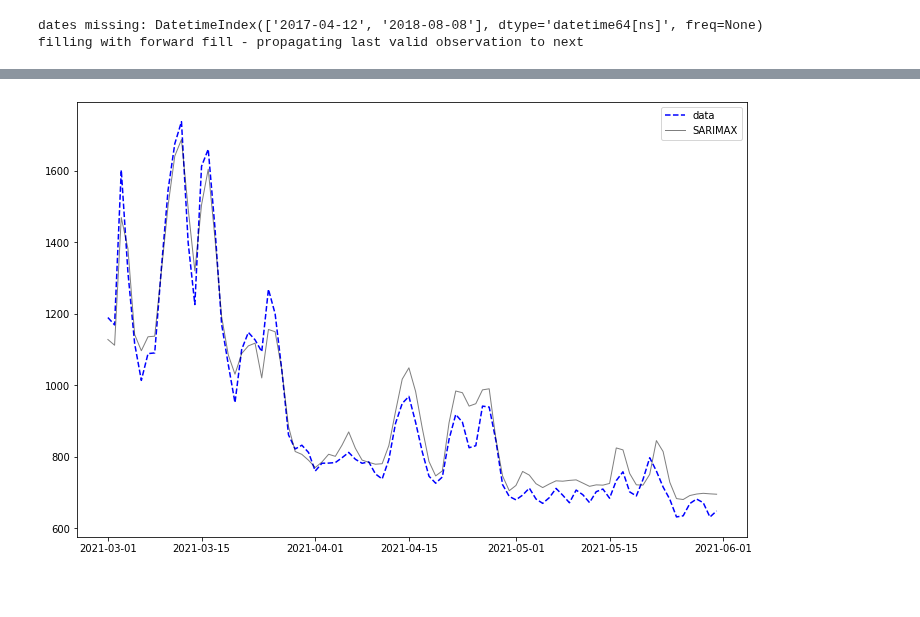
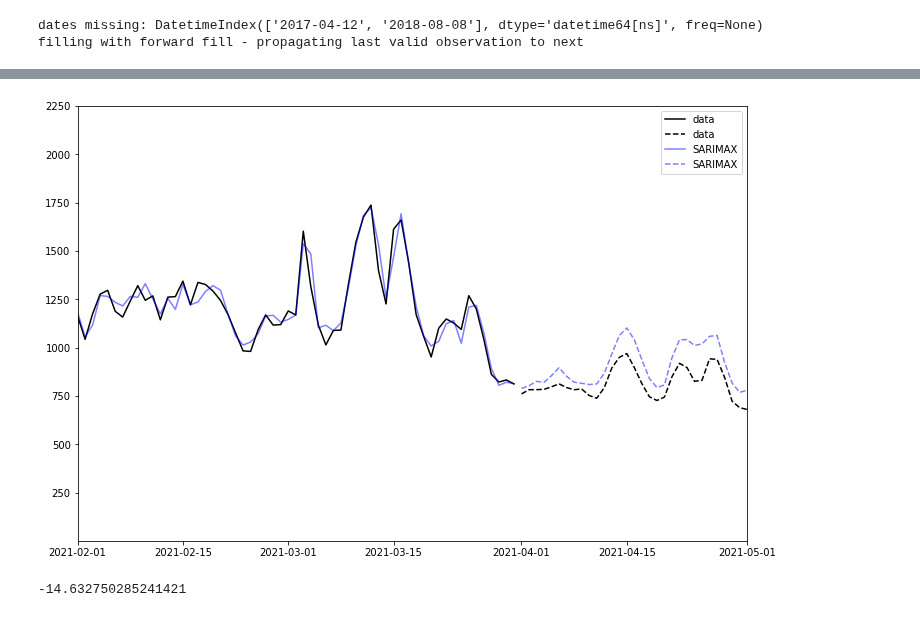
Before and after one commit to jacheung/bookshelf, a Jupyter notebook: Forecasting_101/forecasting-arima.ipynb, the cells around one changed output, grey strips where cells are left out. Drawn from its saved outputs; the diff is of its cells as text; code cells hidden in the pictures; blank space fills up the shorter version.

Commit message:
working on SARIMA pipeline. Auto or manual PQD?

```diff
--- a/Forecasting_101/forecasting-arima.ipynb
+++ b/Forecasting_101/forecasting-arima.ipynb
@@ -37,8 +37,8 @@ predictor_df = pd.read_csv(os.path.join(data_dir, 'predictors.csv'), parse_dates
 predictor_df['Holiday'] = predictor_df['Holiday'].astype(int)
 
 df = pd.DataFrame(target_df['SoCal_TOTAL']).join(predictor_df).sort_index(ascending=True)
-train_df = df[df.index<pd.to_datetime('3/1/21')]
-test_df = df[df.index>=pd.to_datetime('3/1/21')]
+train_df = df[df.index<pd.to_datetime('4/1/21')]
+test_df = df[df.index>=pd.to_datetime('4/1/21')]
 # %%
 region = 'SoCal' # can be SD or SoCal
 # recapitulating vbDLFM with lags
@@ -59,11 +59,11 @@ predictors_test = patch_missing_dates(predictors_test.dropna().asfreq('D'))
 dates missing: DatetimeIndex(['2017-04-12', '2018-08-08'], dtype='datetime64[ns]', freq=None)
 filling with forward fill - propagating last valid observation to next
 # %%
+smax = SARIMAX(endog=targets_train, exog=predictors_train, freq='D',
+               order=(4, 1, 1), seasonal_order=(0,0,0,0),
+              mle_regression=True).fit(maxiter=200)
 # smax = SARIMAX(endog=targets_train, exog=predictors_train, freq='D',
-#                order=(2, 1, 1), seasonal_order=(0,0,0,0),
 #               mle_regression=True).fit(maxiter=200)
-smax = SARIMAX(endog=targets_train, exog=predictors_train, freq='D',
-              mle_regression=True).fit(maxiter=200)
 smax.summary()
 # %% [output]
 SARIMAX Results
@@ -136,21 +143,30 @@ SARIMAX Results
 Warnings:
 [1] Covariance matrix calculated using the outer product of gradients (complex-step).
 # %%
-pred_means =smax.predict(test_df.index.min(), test_df.index.max(), exog=predictors_test, full_results=True, alpha=0.05)
+pred_test =smax.predict(test_df.index.min(), test_df.index.max(), exog=predictors_test, full_results=True, alpha=0.05)
+
+pred_train =smax.predict(train_df.index.min(), train_df.index.max(), exog=predictors_train, full_results=True, alpha=0.05)
 
 # You can then plot it (import matplotlib first)
 fig = plt.figure(figsize=(12, 8))
 ax = fig.add_subplot(1,1,1)
 #Actual data
-ax.plot(test_df['SoCal_TOTAL'].astype('float64'), '--', color="blue", label='data')
+ax.plot(train_df['SoCal_TOTAL'].astype('float64'), 'k-',label='data')
+ax.plot(test_df['SoCal_TOTAL'].astype('float64'), 'k--',label='data')
 # Means
-ax.plot(pred_means, lw=1, color="black", alpha=0.5, label='SARIMAX')
+ax.plot(pred_train, 'b-', alpha=0.5, label='SARIMAX')
+ax.plot(pred_test, 'b--', alpha=0.5, label='SARIMAX')
 ax.legend(loc='upper right')
+ax.set_xlim([pd.to_datetime('2/1/21'), pd.to_datetime('5/1/21')])
 plt.draw()
 # %% [output]
-[figure, old version]
+[figure, new version]
 # %%
 pct_errors = (1-(pred_means/test_df['SoCal_TOTAL']))*100
+
+np.mean(pct_errors)
+# %% [output]
+-14.632750285241421
 # %%
 # identify whether target series is stationary by checking acf plot
 def acf_plots(data, nlags, seasonal_m):
```
Also changed, not shown: parts of 4 cells of this notebook.
